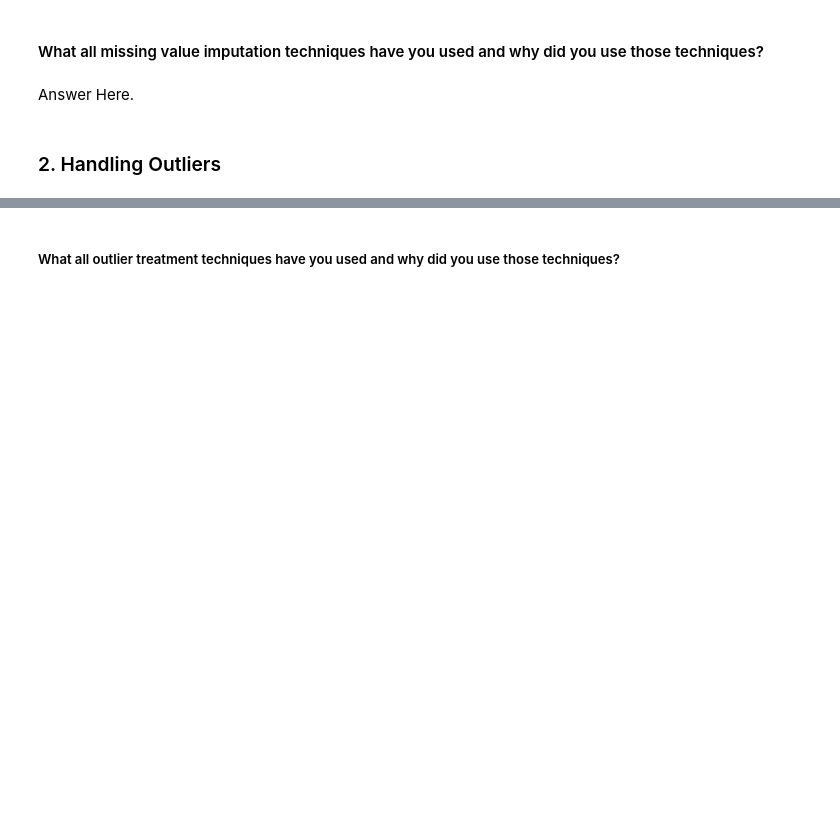
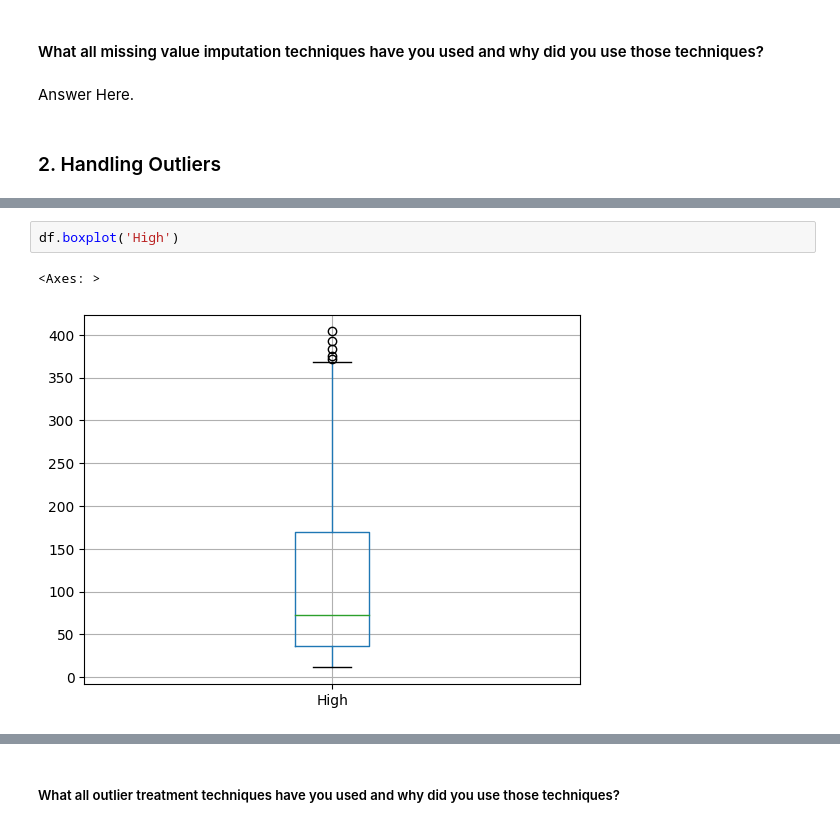
Before and after one commit to kashifkhan9555/Yes_Bank_Closing_price_prediction, a Jupyter notebook: Yes_Bank_Closing_price_prediction.ipynb, the cells around one changed output, grey strips where cells are left out. Saved outputs shown, nothing was run; the diff lists cells and outputs as text; blank space fills up the shorter version.

```diff
--- a/Yes_Bank_Closing_price_prediction.ipynb
+++ b/Yes_Bank_Closing_price_prediction.ipynb
@@ -799,0 +818,5 @@ Answer Here.
+# %%
+df.boxplot('High')
+# %% [output]
+<Axes: >
+[figure, added]
```
Also changed, not shown: parts of 12 cells of this notebook.
